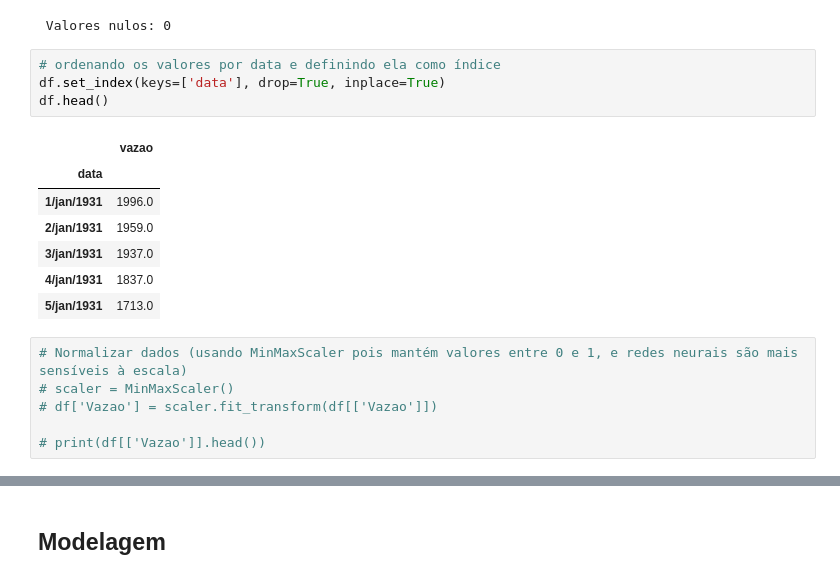
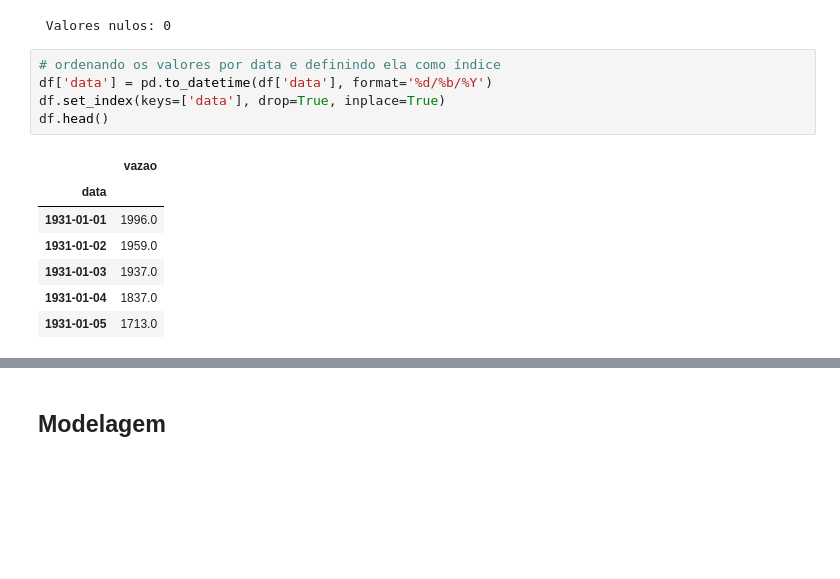
Before and after one commit to MarcosABP/Redes-Neurais, a Jupyter notebook: MLP.ipynb, the cells around one changed output, grey strips where cells are left out. Cells and saved outputs as stored; diff of their text form; blank space fills up the shorter version.

```diff
--- a/MLP.ipynb
+++ b/MLP.ipynb
@@ -178,19 +178,14 @@ print(f" Valores nulos: {null}")
  Valores nulos: 0
 # %%
 # ordenando os valores por data e definindo ela como índice
+df['data'] = pd.to_datetime(df['data'], format='%d/%b/%Y')
 df.set_index(keys=['data'], drop=True, inplace=True)
 df.head()
 # %% [output]
 |  | vazao |
 | data |  |
-| 1/jan/1931 | 1996.0 |
-| 2/jan/1931 | 1959.0 |
-| 3/jan/1931 | 1937.0 |
-| 4/jan/1931 | 1837.0 |
-| 5/jan/1931 | 1713.0 |
+| 1931-01-01 | 1996.0 |
+| 1931-01-02 | 1959.0 |
+| 1931-01-03 | 1937.0 |
+| 1931-01-04 | 1837.0 |
+| 1931-01-05 | 1713.0 |
-# %%
-# Normalizar dados (usando MinMaxScaler pois mantém valores entre 0 e 1, e redes neurais são mais sensíveis à escala)
-# scaler = MinMaxScaler()
-# df['Vazao'] = scaler.fit_transform(df[['Vazao']])
-
-# print(df[['Vazao']].head())
```
Also changed, not shown: parts of 17 cells of this notebook.
